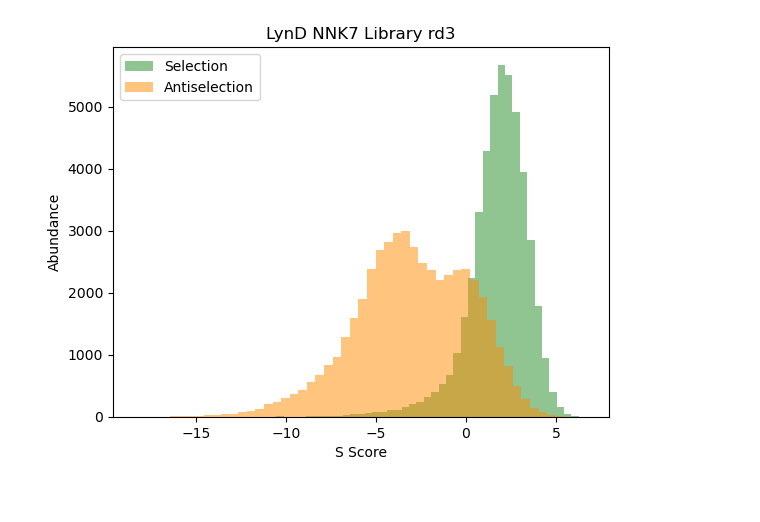
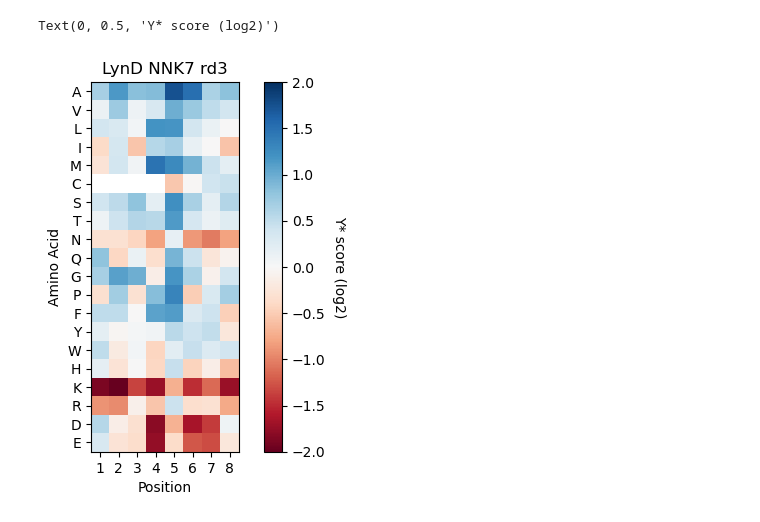
Before and after one commit to Kuhlman-Lab/LynD-substrate-modeling, a Jupyter notebook: src/eda/eda.ipynb, the cells around one changed output. Drawn from its saved outputs; the diff is of its cells as text; code cells hidden in the pictures.

```diff
--- a/src/eda/eda.ipynb
+++ b/src/eda/eda.ipynb
@@ -176,11 +102,6 @@ def filter_library(df, filter_seq='C1-4', flip=False):
     else:
        return df.loc[~mask].reset_index(drop=True)
 
-# tag = 'C1-4'
-# sel = filter_library(sel, tag, flip=False)
-# anti = filter_library(anti, tag, flip=False)
-
-# tag = 'C2-2'
-sel = filter_library(sel, tag, flip=True)
-anti = filter_library(anti, tag, flip=True)
-print(sel.shape, anti.shape)
+tag = 'C1-4'
+sel = filter_library(sel, tag, flip=False)
+anti = filter_library(anti, tag, flip=False)
@@ -251,50 +113,0 @@ plt.savefig('NNK7-YStar-rd3.png', dpi=1200)
-# %%
-# calculate S score for each peptide
-
-def s_score(df, y_star):
-    """
-    S-score calculation for a specific peptide based on y_star scores for the library
-    Formula obtained from https://pubs.acs.org/doi/10.1021/acscentsci.2c00223
-    Serves as a (weak, naive) expression of peptide favorability, but ignores epistatic effects
-    """
-    alphabet = 'ACDEFGHIKLMNPQRSTVWY'
-    y_star = np.log2(y_star)
-    seqs = df['var_seq']
-    s_scores = []
-    # iterate over seqs
-    for s in tqdm(seqs):
-        y_list = []
-        # iterate over positions
-        flag = True
-        for idx, aa in enumerate(s):
-            try:
-                y = y_star[idx, alphabet.index(aa)]
-                y_list.append(y)
-            except ValueError:
-                flag = False
-                break
-        if flag:
-            s_scores.append(np.sum(y_list))
-    return s_scores
-
-# s_sel = s_score(sel, y_star)
-# s_anti = s_score(anti, y_star)
-
-s_sel = s_score(sel_test, y_star)
-s_anti = s_score(anti_test, y_star)
-
-# s_qc = s_score(qc, y_star)
-
-# # plot scores
-plt.hist(s_sel, bins=50, color='forestgreen', alpha=0.5)
-plt.hist(s_anti, bins=50, color='darkorange', alpha=0.5)
-# plt.hist(s_qc, bins=50, color='pink', alpha=0.5)
-# plt.title('NNK6 Library (+LynD)')
-# plt.title('LazDEF 6C6 rd5')
-plt.title('LynD NNK7 Library rd3')
-plt.xlabel('S Score')
-plt.ylabel('Abundance')
-plt.legend(['Selection', 'Antiselection', 'QC'])
-plt.savefig('NNK7-Sscore-dist-rd3.png', dpi=1200)
-# %% [output]
-[figure, removed]
@@ -300,0 +144,19 @@ plt.savefig('NNK7-Sscore-dist-rd3.png', dpi=1200)
+# %%
+# plot as heatmap
+alphabet = 'AVLIMCSTNQGPFYWHKRDE'
+
+plt.imshow(np.log2(y_star.T), cmap='RdBu', vmin=-2, vmax=2)
+plt.yticks(np.arange(len(alphabet)), alphabet)
+plt.title('LynD NNK7 rd3')
+plt.xticks(np.arange(y_star.shape[0]), np.arange(y_star.shape[0]) + 1)
+plt.ylabel('Amino Acid')
+plt.xlabel('Position')
+cbar = plt.colorbar()
+
+cbar.ax.get_yaxis().labelpad = 15
+cbar.ax.set_ylabel('Y* score (log2)', rotation=270)
+
+# plt.savefig('NNK7-YStar-rd3.pdf')
+# %% [output]
+Text(0, 0.5, 'Y* score (log2)')
+[figure, added]
```
Also changed, not shown: parts of 16 cells of this notebook, 17 other files.
